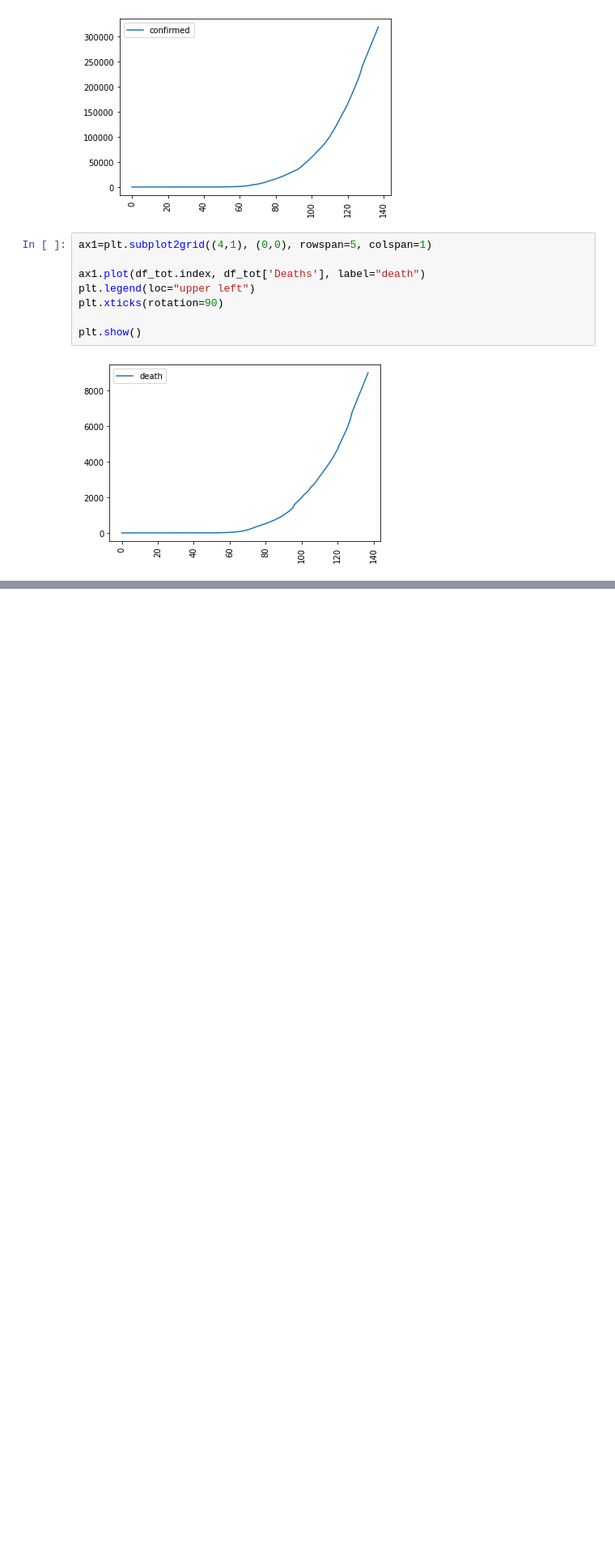
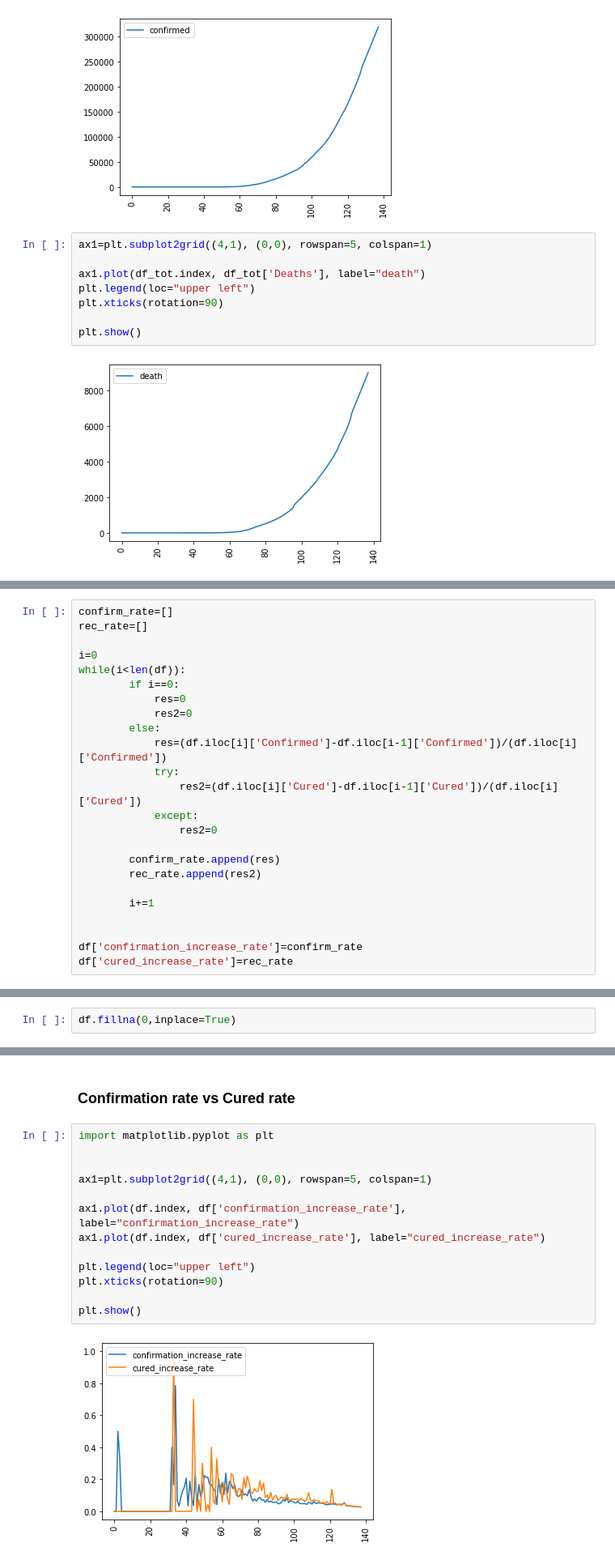
Before and after one commit to abr-98/COVID-19_regression_analysis, a Jupyter notebook: confirmed_death_cured_predict.ipynb, the cells around one changed output, grey strips where cells are left out. Shown at 81% size. Saved outputs shown, nothing was run; the diff lists cells and outputs as text; blank space fills up the shorter version.

```diff
--- a/confirmed_death_cured_predict.ipynb
+++ b/confirmed_death_cured_predict.ipynb
@@ -767,0 +829,24 @@ plt.show()
+# %%
+confirm_rate=[]
+rec_rate=[]
+
+i=0
+while(i<len(df)):
+		if i==0:
+			res=0
+			res2=0
+		else:
+			res=(df.iloc[i]['Confirmed']-df.iloc[i-1]['Confirmed'])/(df.iloc[i]['Confirmed'])
+			try:
+				res2=(df.iloc[i]['Cured']-df.iloc[i-1]['Cured'])/(df.iloc[i]['Cured'])
+			except:
+				res2=0
+
+		confirm_rate.append(res)
+		rec_rate.append(res2)
+
+		i+=1
+
+
+df['confirmation_increase_rate']=confirm_rate
+df['cured_increase_rate']=rec_rate
@@ -767,0 +871,2 @@ plt.show()
+# %%
+df.fillna(0,inplace=True)
@@ -767,0 +891,17 @@ plt.show()
+# %% [markdown]
+### Confirmation rate vs Cured rate
+# %%
+import matplotlib.pyplot as plt
+
+
+ax1=plt.subplot2grid((4,1), (0,0), rowspan=5, colspan=1)
+
+ax1.plot(df.index, df['confirmation_increase_rate'], label="confirmation_increase_rate")
+ax1.plot(df.index, df['cured_increase_rate'], label="cured_increase_rate")
+
+plt.legend(loc="upper left")
+plt.xticks(rotation=90)
+
+plt.show()
+# %% [output]
+[figure, added]
```
Also changed, not shown: parts of 13 cells of this notebook, 5 other files.
